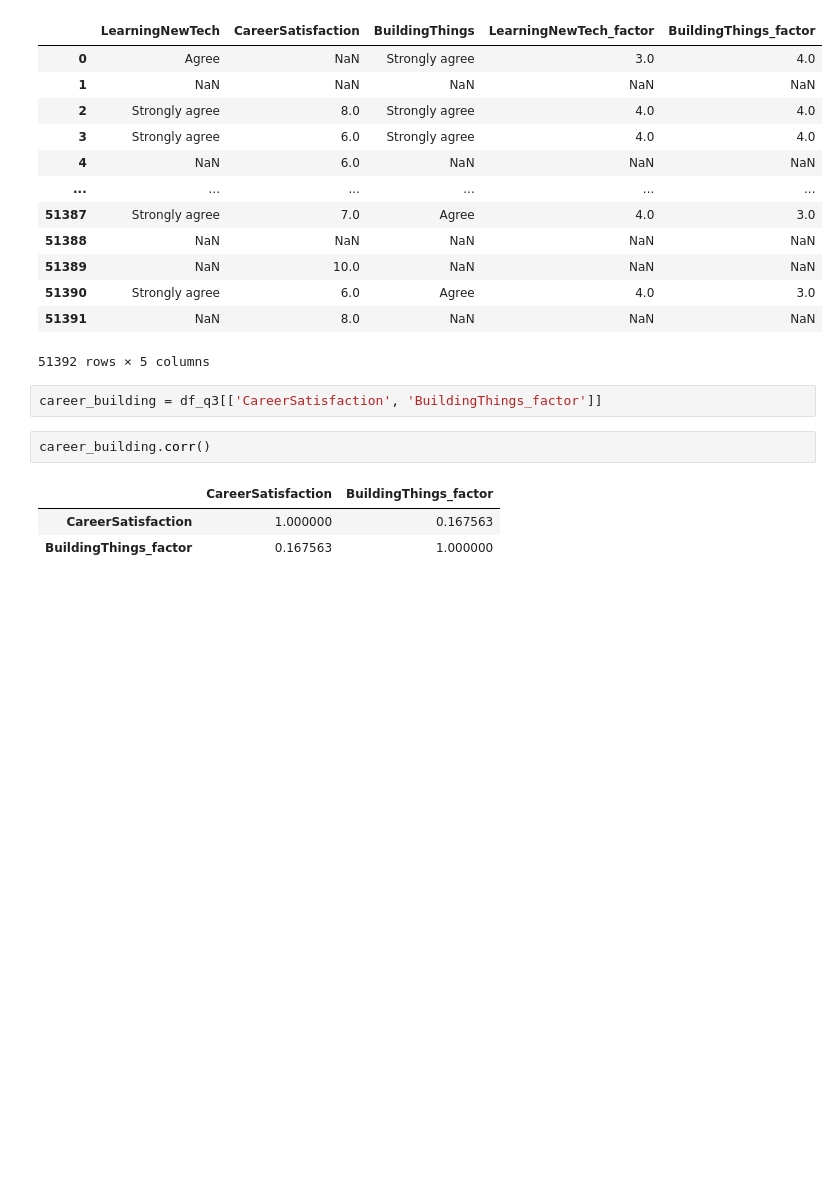
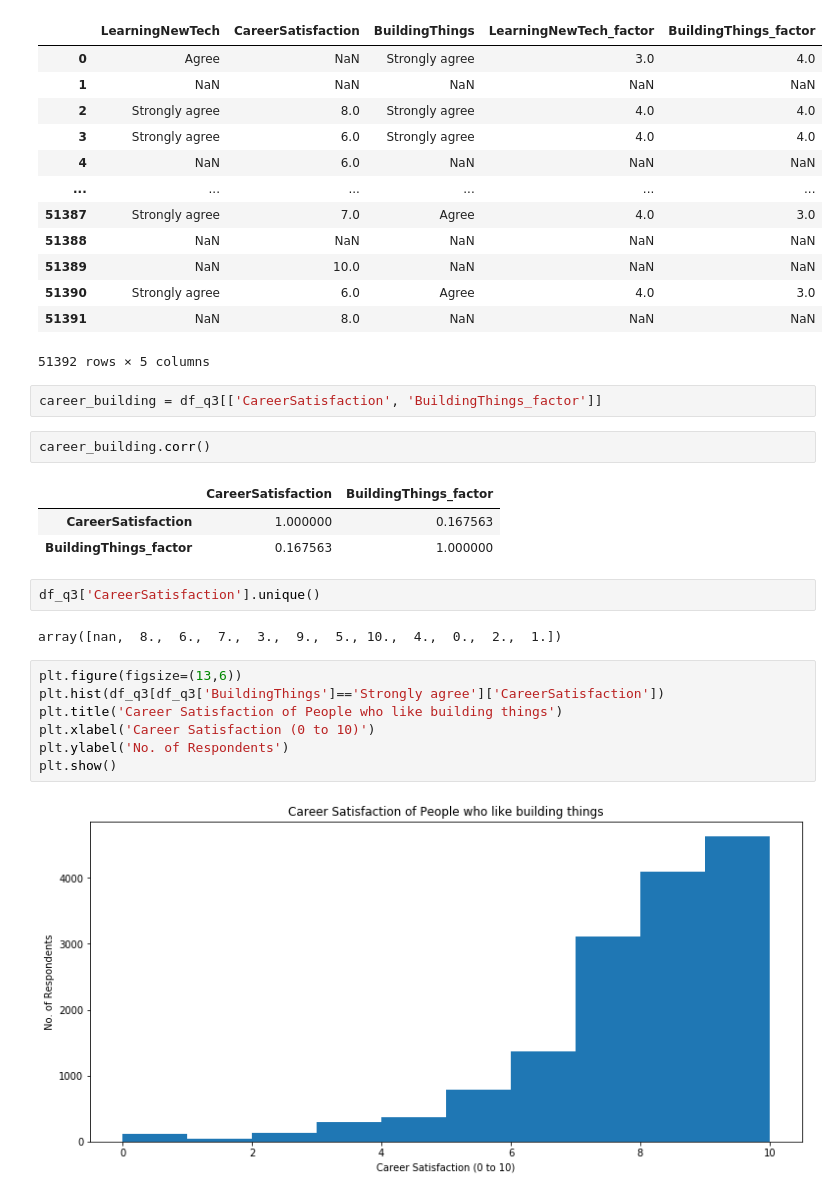
Before and after one commit to skim21/DSND_Project1_Write_A_Blog, a Jupyter notebook: 2017_StackOverflow_survey_data_Overview.ipynb, the cells around one changed output. Cells and saved outputs as stored; diff of their text form; blank space fills up the shorter version.

```diff
--- a/2017_StackOverflow_survey_data_Overview.ipynb
+++ b/2017_StackOverflow_survey_data_Overview.ipynb
@@ -520,3 +577,16 @@ career_building.corr()
 |  | CareerSatisfaction | BuildingThings_factor |
 | CareerSatisfaction | 1.000000 | 0.167563 |
 | BuildingThings_factor | 0.167563 | 1.000000 |
+# %%
+df_q3['CareerSatisfaction'].unique()
+# %% [output]
+array([nan,  8.,  6.,  7.,  3.,  9.,  5., 10.,  4.,  0.,  2.,  1.])
+# %%
+plt.figure(figsize=(13,6))
+plt.hist(df_q3[df_q3['BuildingThings']=='Strongly agree']['CareerSatisfaction'])
+plt.title('Career Satisfaction of People who like building things')
+plt.xlabel('Career Satisfaction (0 to 10)')
+plt.ylabel('No. of Respondents')
+plt.show()
+# %% [output]
+[figure, added]
```
Also changed, not shown: parts of 29 cells of this notebook.
